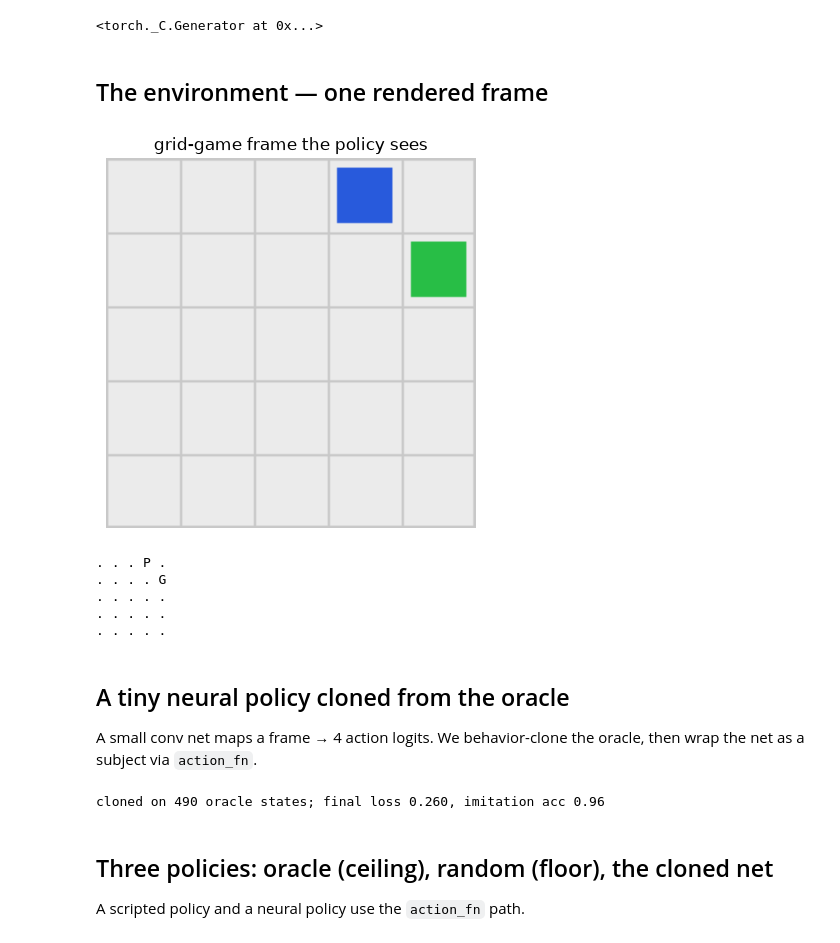
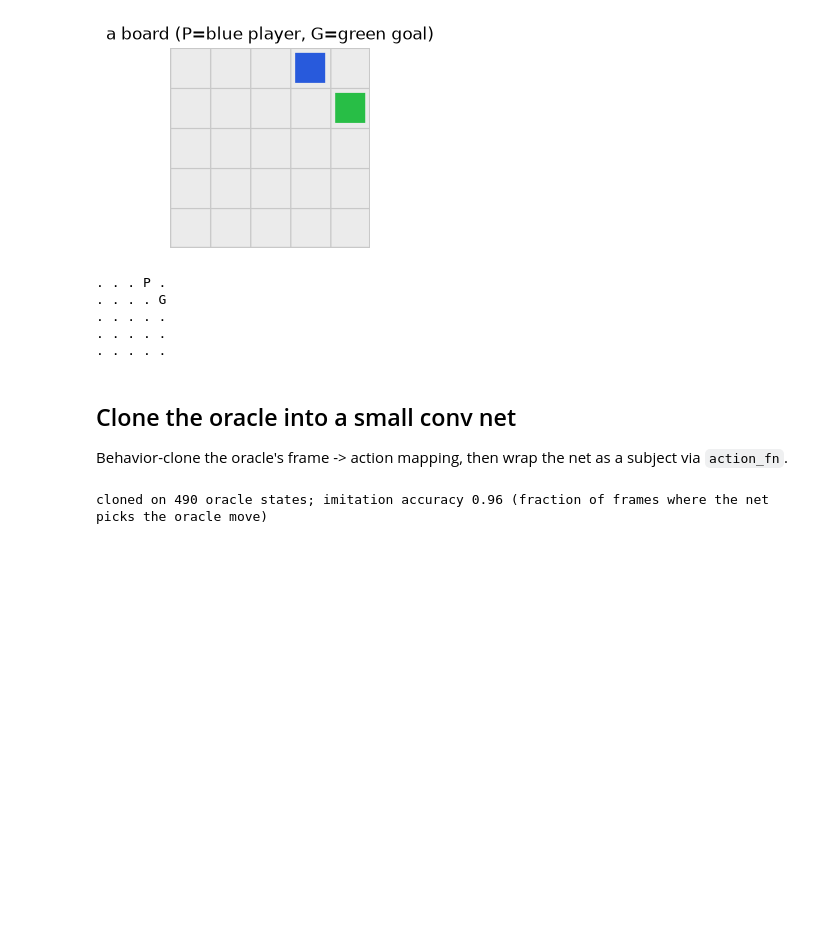
Before and after one commit to KartikP/brainscore-unified, a Jupyter notebook: notebooks/04_embodied_vlm_game.ipynb, the cells around one changed output. Saved outputs shown, nothing was run; the diff lists cells and outputs as text; code cells hidden in the pictures; blank space fills up the shorter version.

```diff
--- a/notebooks/04_embodied_vlm_game.ipynb
+++ b/notebooks/04_embodied_vlm_game.ipynb
@@ -5,84 +12,61 @@ Render a frame, let the subject pick a move, step, and repeat. This notebook run
 # %%
+import warnings; warnings.filterwarnings('ignore')
 import numpy as np, torch, torch.nn as nn, matplotlib.pyplot as plt
 from brainscore.harnesses.grid_game import (GridGameEnv, play_game,
     greedy_oracle_policy, random_action_policy, evaluate_policy)
 from brainscore.model_helpers.policy_wrapper import PolicyWrapper
 from brainscore.activation_window import ActivationWindow
 from brainscore_core.model_interface import BrainScoreModel
-torch.manual_seed(0)
+torch.manual_seed(0); np.random.seed(0)
+
+env = GridGameEnv(size=5, seed=3); obs = env.reset()
+plt.figure(figsize=(2.6, 2.6)); plt.imshow(obs['frame']); plt.axis('off')
+plt.title('a board (P=blue player, G=green goal)'); plt.show()
+print(obs['ascii'])
 # %% [output]
+[figure, added]
-<torch._C.Generator at 0x...>
+. . . P .
+. . . . G
+. . . . .
+. . . . .
+. . . . .
-# %% [markdown]
-## The environment — one rendered frame
-# %%
-env = GridGameEnv(size=5, seed=3); obs = env.reset()
-plt.imshow(obs['frame']); plt.axis('off'); plt.title('grid-game frame the policy sees'); plt.show()
-print(obs['ascii'])
-# %% [output]
-[figure, removed]
-. . . P .
-. . . . G
-. . . . .
-. . . . .
-. . . . .
 # %% [markdown]
-## A tiny neural policy cloned from the oracle
+## Clone the oracle into a small conv net
 
-A small conv net maps a frame &rarr; 4 action logits. We behavior-clone the oracle, then wrap the net as a subject via `action_fn`.
+Behavior-clone the oracle's frame -> action mapping, then wrap the net as a subject via `action_fn`.
 # %%
 class TinyPolicyNet(nn.Module):
     def __init__(self, n_actions=4):
         super().__init__()
         self.features = nn.Sequential(
-            nn.Conv2d(3, 8, 3, stride=2, padding=1), nn.ReLU(),
-            nn.Conv2d(8, 16, 3, stride=2, padding=1), nn.ReLU(),
-            nn.AdaptiveMaxPool2d((6, 6)))  # keep coarse spatial layout of the sparse cells
+            nn.Conv2d(3, 8, 3, 2, 1), nn.ReLU(),
+            nn.Conv2d(8, 16, 3, 2, 1), nn.ReLU(),
+            nn.AdaptiveMaxPool2d((6, 6)))
         self.head = nn.Linear(16 * 6 * 6, n_actions)
     def forward(self, x):
         return self.head(self.features(x).flatten(1))
 
-torch.manual_seed(0); np.random.seed(0)   # reproducible clone
 net = TinyPolicyNet()
 def frame_to_tensor(f):
-    return torch.from_numpy(np.ascontiguousarray(f)).float().permute(2,0,1).unsqueeze(0)/255.
+    return torch.from_numpy(np.ascontiguousarray(f)).float().permute(2, 0, 1).unsqueeze(0) / 255.
 
-# behavior-clone the oracle: collect (frame -> oracle action) states, then train a few epochs
 X, Y = [], []
 for ep in range(150):
     e = GridGameEnv(size=5, seed=1000 + ep); o = e.reset()
     for _ in range(e.max_steps):
-        a = greedy_oracle_policy(o, ())
-        X.append(frame_to_tensor(o['frame'])); Y.append(a)
+        a = greedy_oracle_policy(o, ()); X.append(frame_to_tensor(o['frame'])); Y.append(a)
         o, _, done, _ = e.step(a)
         if done: break
 X = torch.cat(X); Y = torch.tensor(Y)
-opt = torch.optim.Adam(net.parameters(), lr=2e-3)
-net.train()
-for epoch in range(15):
+opt = torch.optim.Adam(net.parameters(), lr=2e-3); net.train()
+for _ in range(15):
     perm = torch.randperm(len(Y))
     for i in range(0, len(Y), 64):
         idx = perm[i:i + 64]
         loss = nn.functional.cross_entropy(net(X[idx]), Y[idx])
         opt.zero_grad(); loss.backward(); opt.step()
 net.eval()
-train_acc = float((net(X).argmax(1) == Y).float().mean())
-_escape_rng = np.random.RandomState(0)
-def neural_policy(observation, history):
-    # greedy over the net's logits, with a cycle-escape: a deterministic clone
-    # can wedge (revisit a state it saw earlier this episode), so on a revisit
-    # take a random legal move -- the one thing pure argmax can't do for itself.
-    with torch.no_grad():
-        a = int(net(frame_to_tensor(observation['frame'])).argmax(1).item())
-    if history and any(np.array_equal(o['frame'], observation['frame']) for o, _ in history):
-        a = int(_escape_rng.choice(list(observation['legal_actions'].keys())))
-    return a
-def make_model(policy):
-    return BrainScoreModel('grid-policy', None, {}, {}, None,
-                           action_fn=PolicyWrapper(policy, max_history=4))
-print('cloned on %d oracle states; final loss %.3f, imitation acc %.2f' % (len(Y), float(loss.detach()), train_acc))
+imit_acc = float((net(X).argmax(1) == Y).float().mean())
+print(f'cloned on {len(Y)} oracle states; imitation accuracy {imit_acc:.2f} (fraction of frames where the net picks the oracle move)')
 # %% [output]
-cloned on 490 oracle states; final loss 0.260, imitation acc 0.96
+cloned on 490 oracle states; imitation accuracy 0.96 (fraction of frames where the net picks the oracle move)
-# %% [markdown]
-## Three policies: oracle (ceiling), random (floor), the cloned net
-
-A scripted policy and a neural policy use the `action_fn` path.
```
Also changed, not shown: parts of 16 cells of this notebook.
